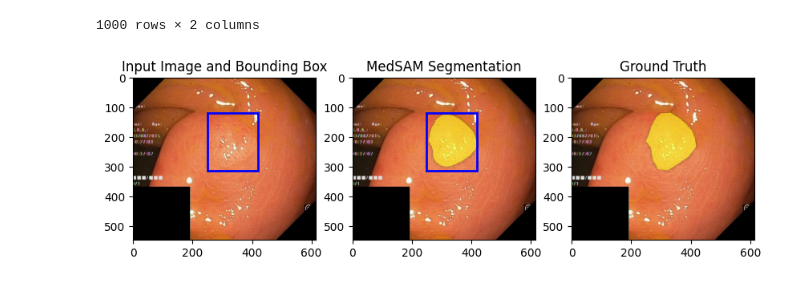
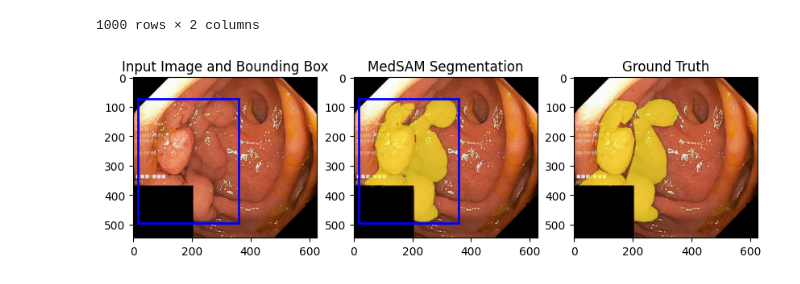
Before and after one commit to Azcatchi17/INF8225_Projet, a Jupyter notebook: analyze_kvasir.ipynb, the cells around one changed output. Saved outputs shown, nothing was run; the diff lists cells and outputs as text; code cells hidden in the pictures.

```diff
--- a/analyze_kvasir.ipynb
+++ b/analyze_kvasir.ipynb
@@ -95,6 +95,6 @@ def show_segmentation(img):
 
     plt.show()
 # %%
-show_segmentation("cju32qr9tbvsj08013pkpjenq.jpg")
+show_segmentation("cju410dnfl0960755y8lu8d79.jpg")
 # %% [output]
-[figure, old version]
+[figure, new version]
```
Also changed, not shown: parts of 1 cell of this notebook, 24 other files.
